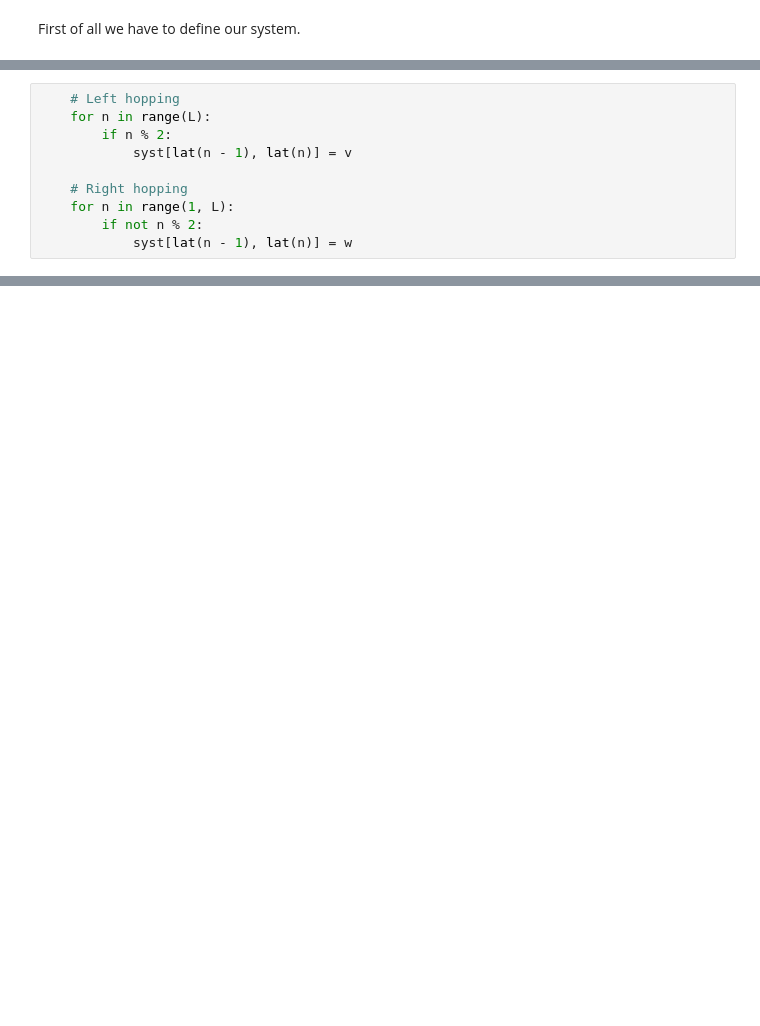
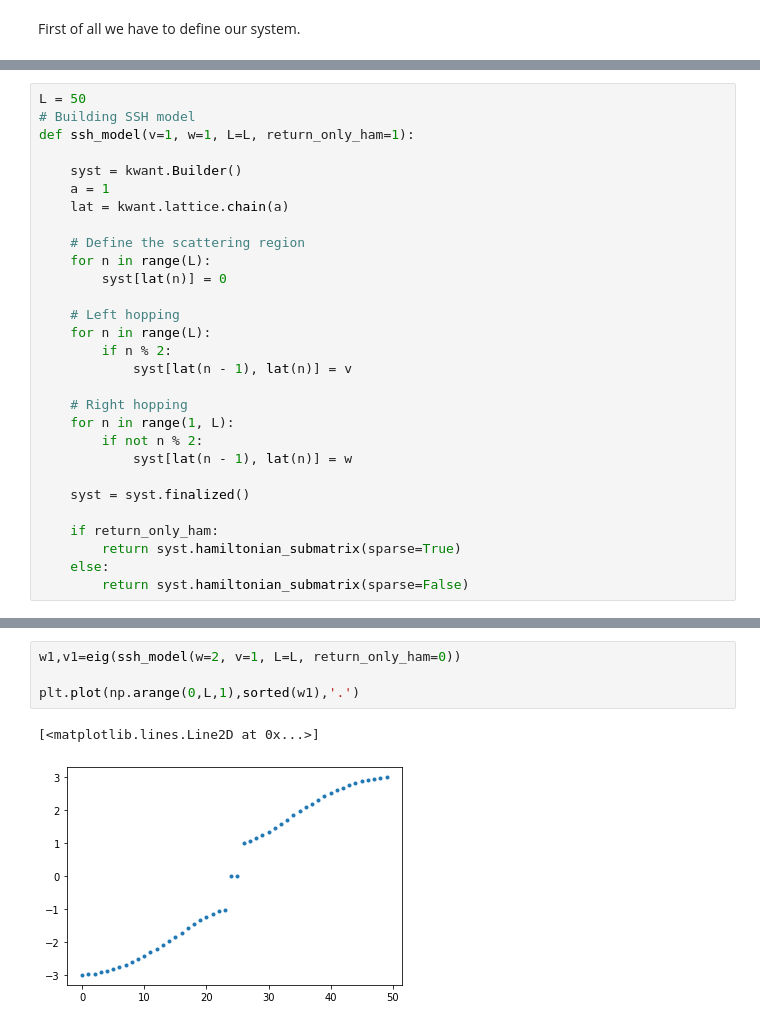
Before and after one commit to korsakjakub/kwant-tutorials-zps, a Jupyter notebook: 2022-11-19-SSH - Eigenvalues.ipynb, the cells around one changed output, grey strips where cells are left out. Drawn from its saved outputs; the diff is of its cells as text; blank space fills up the shorter version.

```diff
--- a/2022-11-19-SSH - Eigenvalues.ipynb
+++ b/2022-11-19-SSH - Eigenvalues.ipynb
@@ -35,4 +27,16 @@ We define scattering region,
 # %%
+L = 50
+# Building SSH model
+def ssh_model(v=1, w=1, L=L, return_only_ham=1):
+
+    syst = kwant.Builder()
+    a = 1
+    lat = kwant.lattice.chain(a)
+
+    # Define the scattering region
+    for n in range(L):
+        syst[lat(n)] = 0
+
     # Left hopping
     for n in range(L):
         if n % 2:
@@ -42,3 +46,10 @@ We define scattering region,
     for n in range(1, L):
         if not n % 2:
             syst[lat(n - 1), lat(n)] = w
+
+    syst = syst.finalized()
+
+    if return_only_ham:
+        return syst.hamiltonian_submatrix(sparse=True)
+    else:
+        return syst.hamiltonian_submatrix(sparse=False)
@@ -50 +73,8 @@ In the end we finalize the system.
+# %%
+w1,v1=eig(ssh_model(w=2, v=1, L=L, return_only_ham=0))
+
+plt.plot(np.arange(0,L,1),sorted(w1),'.')
+# %% [output]
+[<matplotlib.lines.Line2D at 0x...>]
+[figure, added]
 # %%
```
Also changed, not shown: parts of 14 cells of this notebook.
